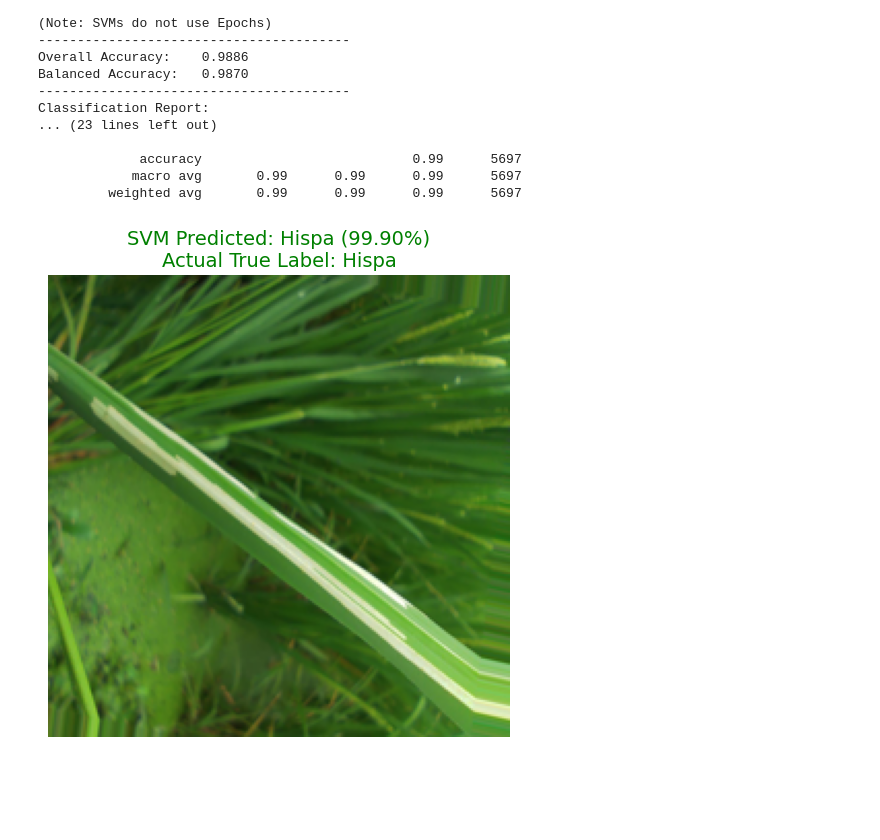
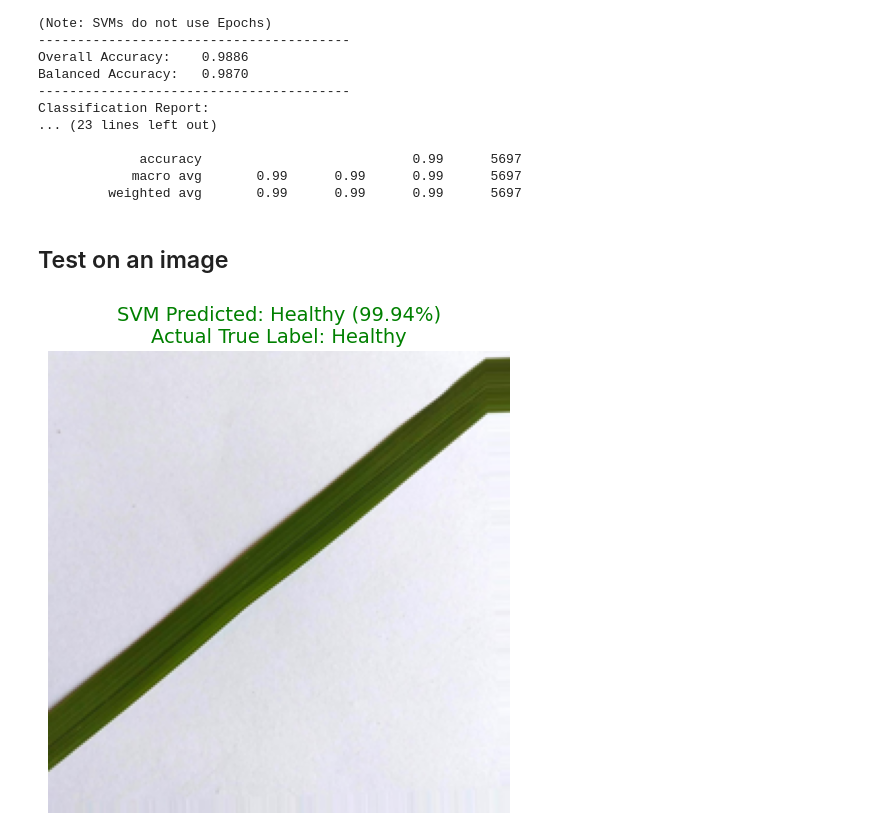
Before and after one commit to nhiwentwest/breakthrough-p4ai-ds, a Jupyter notebook: assign2-ml/images/rice_disease_feature_svm.ipynb, the cells around one changed output. Saved outputs shown, nothing was run; the diff lists cells and outputs as text; code cells hidden in the pictures; blank space fills up the shorter version.

```diff
--- a/assign2-ml/images/rice_disease_feature_svm.ipynb
+++ b/assign2-ml/images/rice_disease_feature_svm.ipynb
@@ -166,41 +178,43 @@ Classification Report:
              accuracy                           0.99      5697
             macro avg       0.99      0.99      0.99      5697
          weighted avg       0.99      0.99      0.99      5697
+# %% [markdown]
+## Test on an image
 # %%
 # ==========================================
 # STEP 6: TEST ON A SINGLE IMAGE
 # ==========================================
-sample_index = 0
+sample_index = 132
 sample_example = hf_dataset['validation'][sample_index]
 
 raw_image = sample_example['image']
 true_label_text = sample_example['label']
 
 # Preprocess image
 img_tensor = tf.image.resize(raw_image, IMG_SIZE)
 img_tensor = tf.cast(img_tensor, tf.float32)
 img_batch = tf.expand_dims(img_tensor, 0)
 
 # Extract feature using ResNet50 FIRST
 extracted_feature = feature_extractor.predict(img_batch, verbose=0)
 
 # Pass the feature to the SVM for final prediction
 svm_prediction = svm_classifier.predict(extracted_feature)[0]
 svm_probabilities = svm_classifier.predict_proba(extracted_feature)[0]
 
 predicted_probability = np.max(svm_probabilities) * 100
 predicted_class_name = class_names[svm_prediction]
 
 # Display
 plt.figure(figsize=(6, 6))
 plt.imshow(raw_image)
 plt.title(
     f"SVM Predicted: {predicted_class_name} ({predicted_probability:.2f}%)\n"
     f"Actual True Label: {true_label_text}",
     fontsize=14,
     color='green' if predicted_class_name == true_label_text else 'red'
 )
 plt.axis('off')
 plt.show()
 # %% [output]
-[figure, old version]
+[figure, new version]
```
Also changed, not shown: parts of 6 cells of this notebook.
